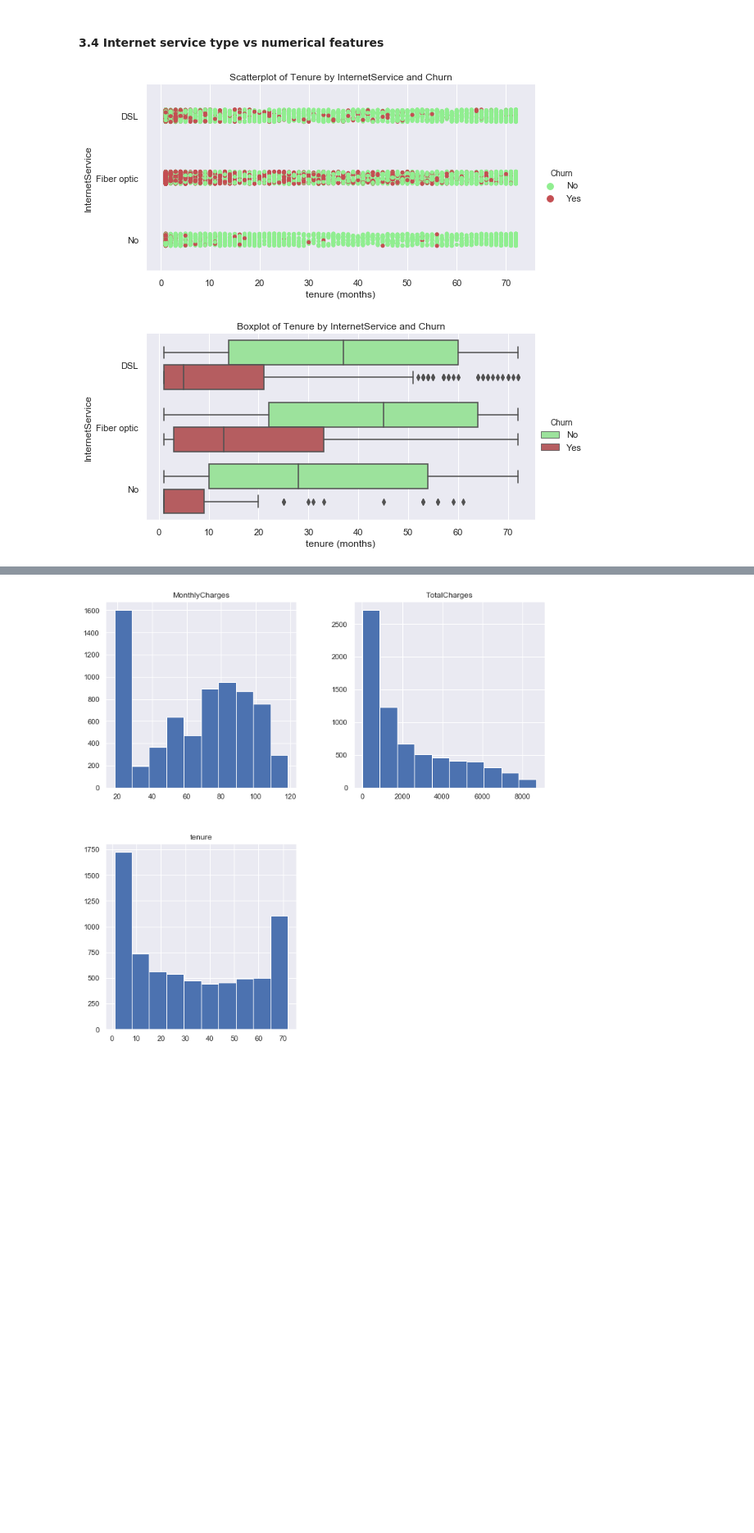
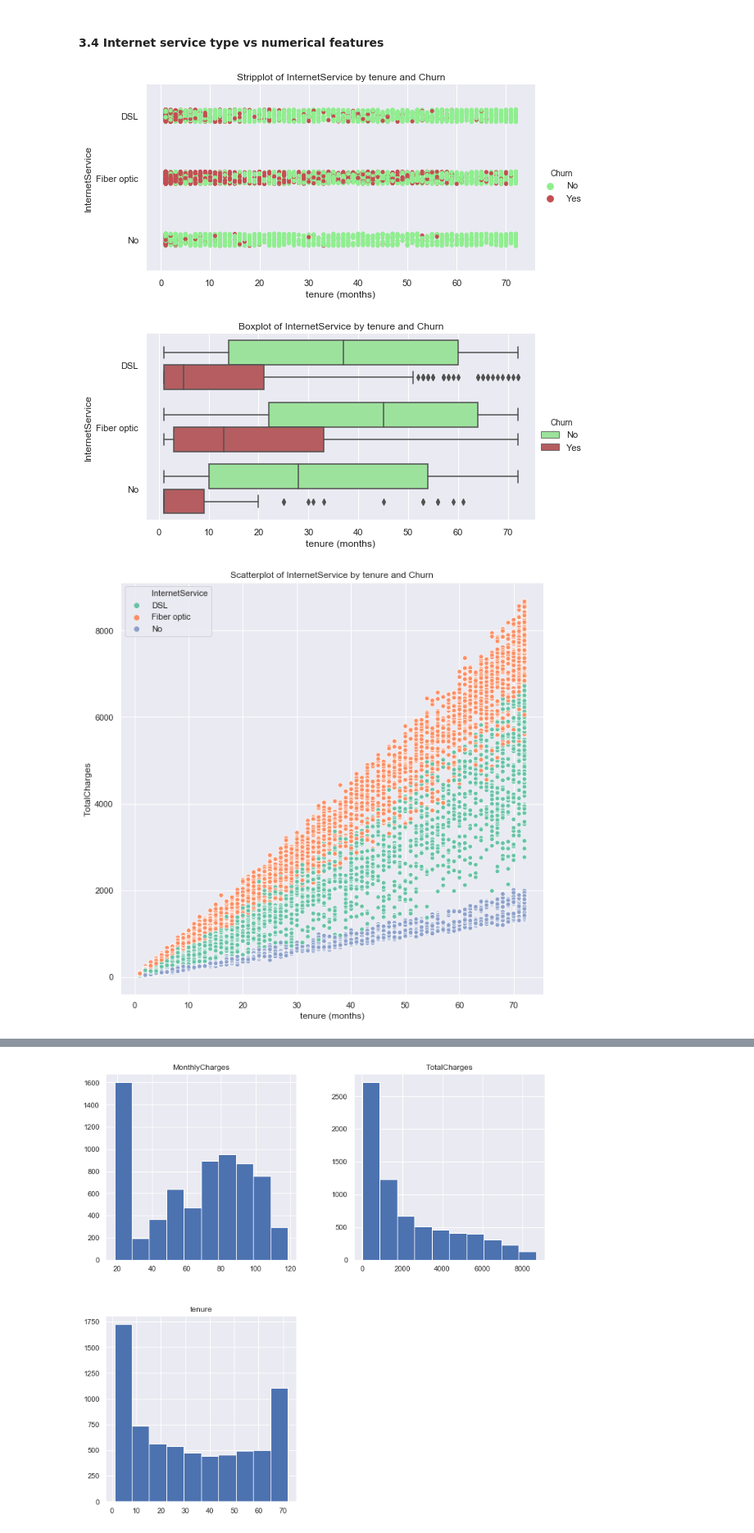
Before and after one commit to ayn28/Project-Portfolio, a Jupyter notebook: current-capstone-project/customer-churn/Customer_Churn.ipynb, the cells around one changed output, grey strips where cells are left out. Shown at 82% size. Cells and saved outputs as stored; diff of their text form; code cells hidden in the pictures; blank space fills up the shorter version.

```diff
--- a/current-capstone-project/customer-churn/Customer_Churn.ipynb
+++ b/current-capstone-project/customer-churn/Customer_Churn.ipynb
@@ -330,15 +330,22 @@ Let's plot the categorical variables with three to four possible values against
 # %% [markdown]
 #### 3.4 Internet service type vs numerical features
 # %%
-# Scatterplot
+# Stripplot
 sns.catplot(x='tenure', y='InternetService', hue='Churn', kind='strip', palette=['lightgreen', 'r'], height=4, aspect=2, data=df);
-plt.title('Scatterplot of Tenure by InternetService and Churn');
+plt.title('Stripplot of InternetService by tenure and Churn');
 plt.xlabel('tenure (months)');
 
 # Boxplot
 sns.catplot(x='tenure', y='InternetService', hue='Churn', kind='box', palette=['lightgreen', 'r'], height=4, aspect=2, data=df);
-plt.title('Boxplot of Tenure by InternetService and Churn');
+plt.title('Boxplot of InternetService by tenure and Churn');
 plt.xlabel('tenure (months)');
+
+# Scatterplot
+plt.figure(figsize=(10, 10))
+sns.scatterplot(x='tenure', y='TotalCharges', hue='InternetService', palette='Set2', data=df);
+plt.xlabel('tenure (months)');
+plt.title('Scatterplot of InternetService by tenure and Churn');
 # %% [output]
-[figure, old version]
+[figure, new version]
 [figure]
+[figure, added]
```
Also changed, not shown: parts of 4 cells of this notebook.
